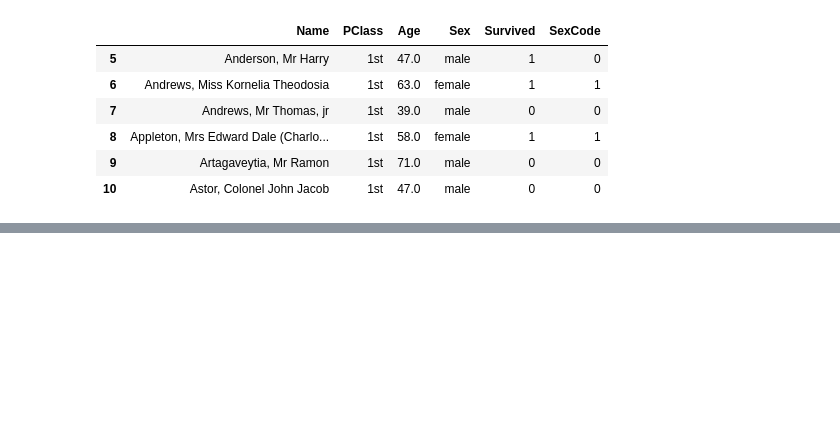
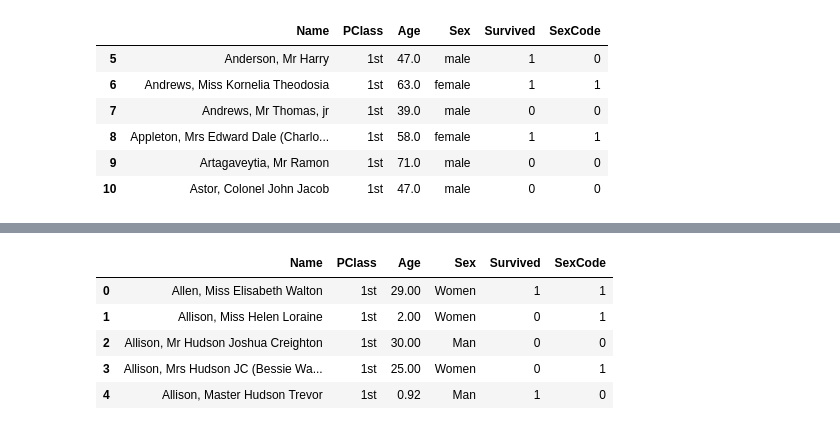
Before and after one commit to Gokulvasan-V/mine, a Jupyter notebook: Data_wrangling.ipynb, the cells around one changed output, grey strips where cells are left out. Saved outputs shown, nothing was run; the diff lists cells and outputs as text; code cells hidden in the pictures; blank space fills up the shorter version.

```diff
--- a/Data_wrangling.ipynb
+++ b/Data_wrangling.ipynb
@@ -120,0 +197,11 @@ Name: Appleton, Mrs Edward Dale (Charlotte Lamson), dtype: object
+# %%
+data_set['Sex'].replace(['male','female'],['Man','Women'],inplace=True) #inplace - using for replacing this modification into data
+# %%
+data_set.head(5)
+# %% [output]
+|  | Name | PClass | Age | Sex | Survived | SexCode |
+| 0 | Allen, Miss Elisabeth Walton | 1st | 29.00 | Women | 1 | 1 |
+| 1 | Allison, Miss Helen Loraine | 1st | 2.00 | Women | 0 | 1 |
+| 2 | Allison, Mr Hudson Joshua Creighton | 1st | 30.00 | Man | 0 | 0 |
+| 3 | Allison, Mrs Hudson JC (Bessie Wa... | 1st | 25.00 | Women | 0 | 1 |
+| 4 | Allison, Master Hudson Trevor | 1st | 0.92 | Man | 1 | 0 |
```
Also changed, not shown: parts of 8 cells of this notebook.
